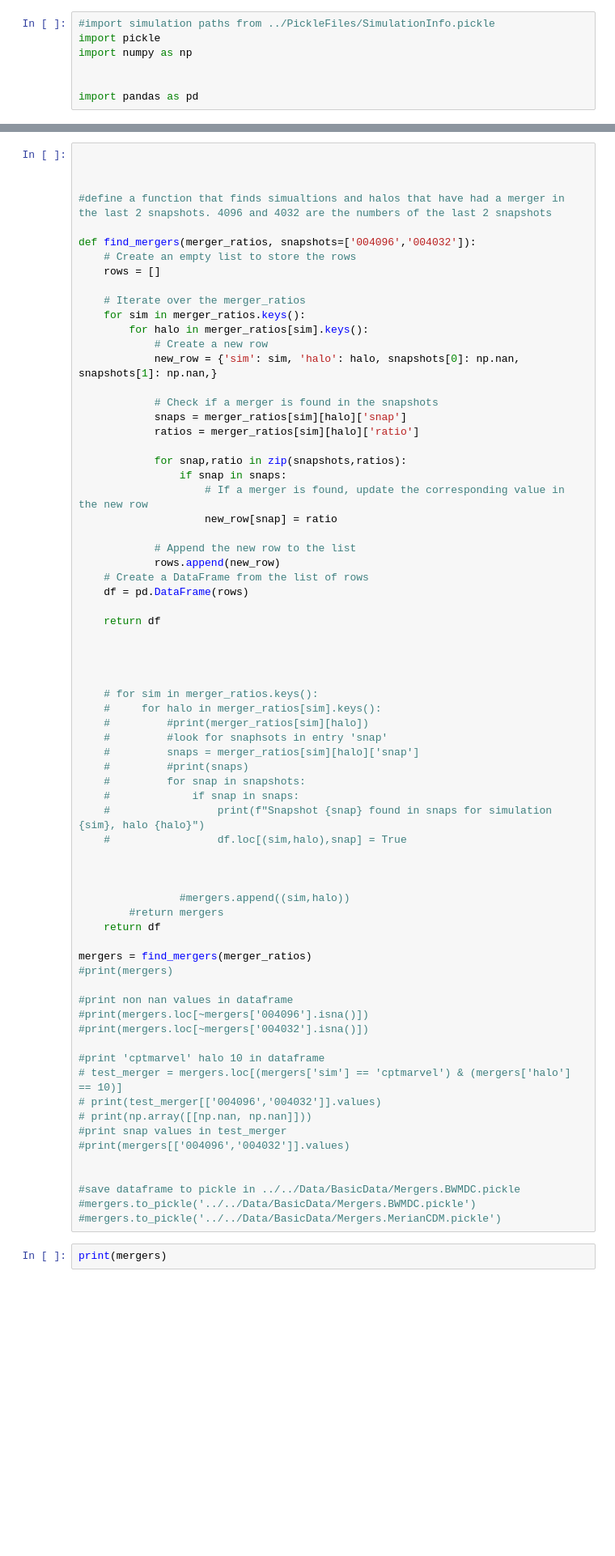
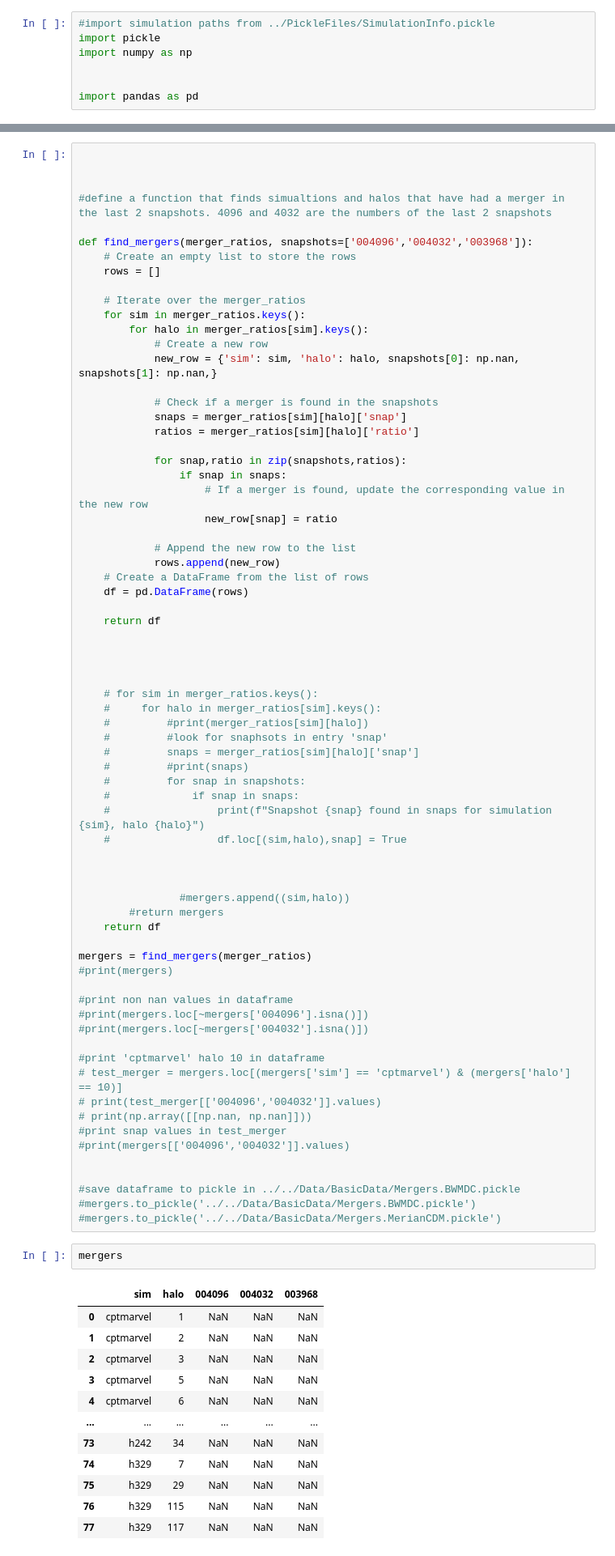
Before and after one commit to Bvogel4/MorphologyMeasurements, a Jupyter notebook: Code/tangos/mergers.ipynb, the cells around one changed output, grey strips where cells are left out. Shown at 81% size. Saved outputs shown, nothing was run; the diff lists cells and outputs as text; blank space fills up the shorter version.

```diff
--- a/Code/tangos/mergers.ipynb
+++ b/Code/tangos/mergers.ipynb
@@ -49,7 +80,7 @@ dict_keys(['cptmarvel', 'elektra', 'storm', 'rogue', 'h148', 'h229', 'h242', 'h3
 
 #define a function that finds simualtions and halos that have had a merger in the last 2 snapshots. 4096 and 4032 are the numbers of the last 2 snapshots
 
-def find_mergers(merger_ratios, snapshots=['004096','004032']):
+def find_mergers(merger_ratios, snapshots=['004096','004032','003968']):
     # Create an empty list to store the rows
     rows = []
 
@@ -114,5 +145,17 @@ mergers = find_mergers(merger_ratios)
 #mergers.to_pickle('../../Data/BasicData/Mergers.BWMDC.pickle')
 #mergers.to_pickle('../../Data/BasicData/Mergers.MerianCDM.pickle')
 # %%
-print(mergers)
+mergers
 # %% [output]
+|  | sim | halo | 004096 | 004032 | 003968 |
+| 0 | cptmarvel | 1 | NaN | NaN | NaN |
+| 1 | cptmarvel | 2 | NaN | NaN | NaN |
+| 2 | cptmarvel | 3 | NaN | NaN | NaN |
+| 3 | cptmarvel | 5 | NaN | NaN | NaN |
+| 4 | cptmarvel | 6 | NaN | NaN | NaN |
+| ... | ... | ... | ... | ... | ... |
+| 73 | h242 | 34 | NaN | NaN | NaN |
+| 74 | h329 | 7 | NaN | NaN | NaN |
+| 75 | h329 | 29 | NaN | NaN | NaN |
+| 76 | h329 | 115 | NaN | NaN | NaN |
+| 77 | h329 | 117 | NaN | NaN | NaN |
```
Also changed, not shown: parts of 5 cells of this notebook, 7 other files.
